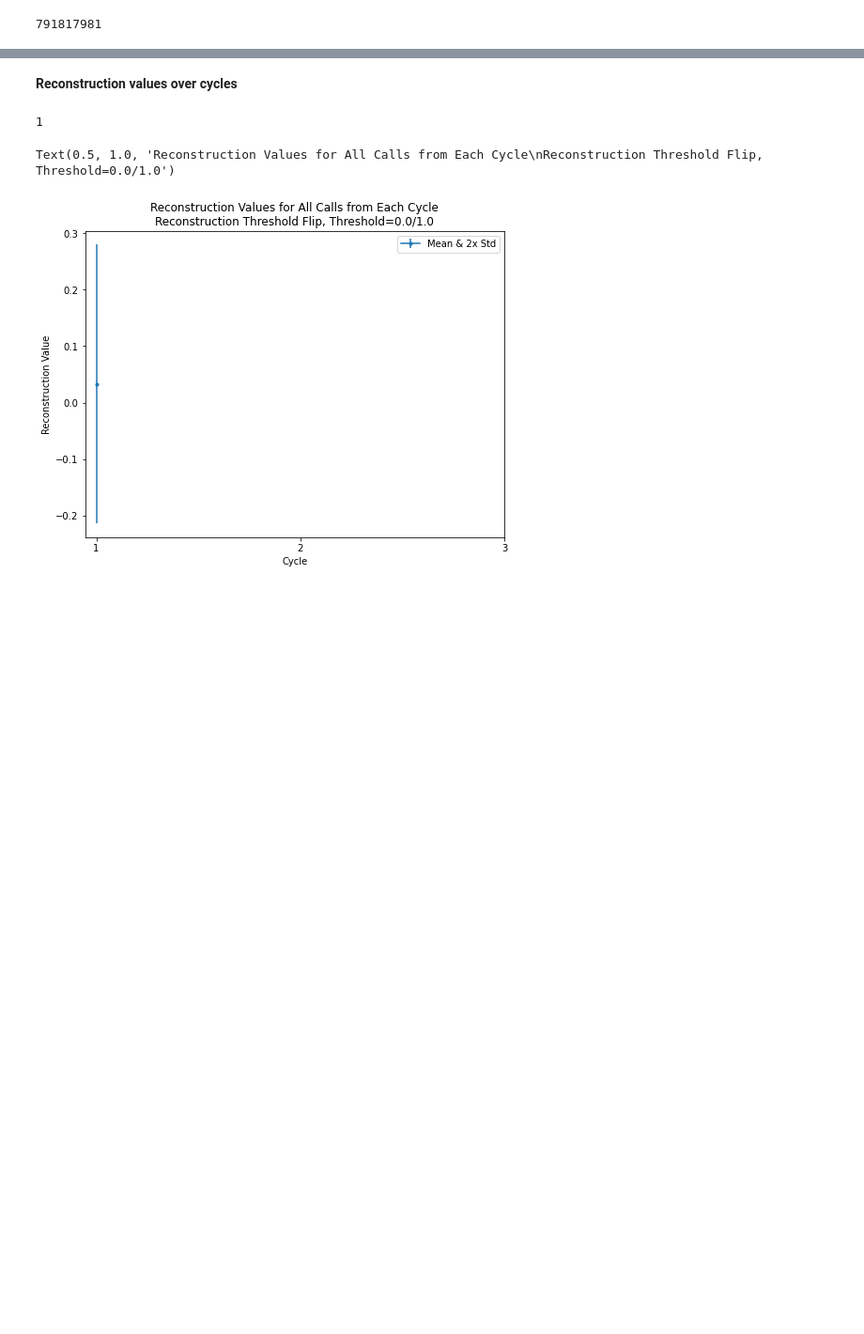
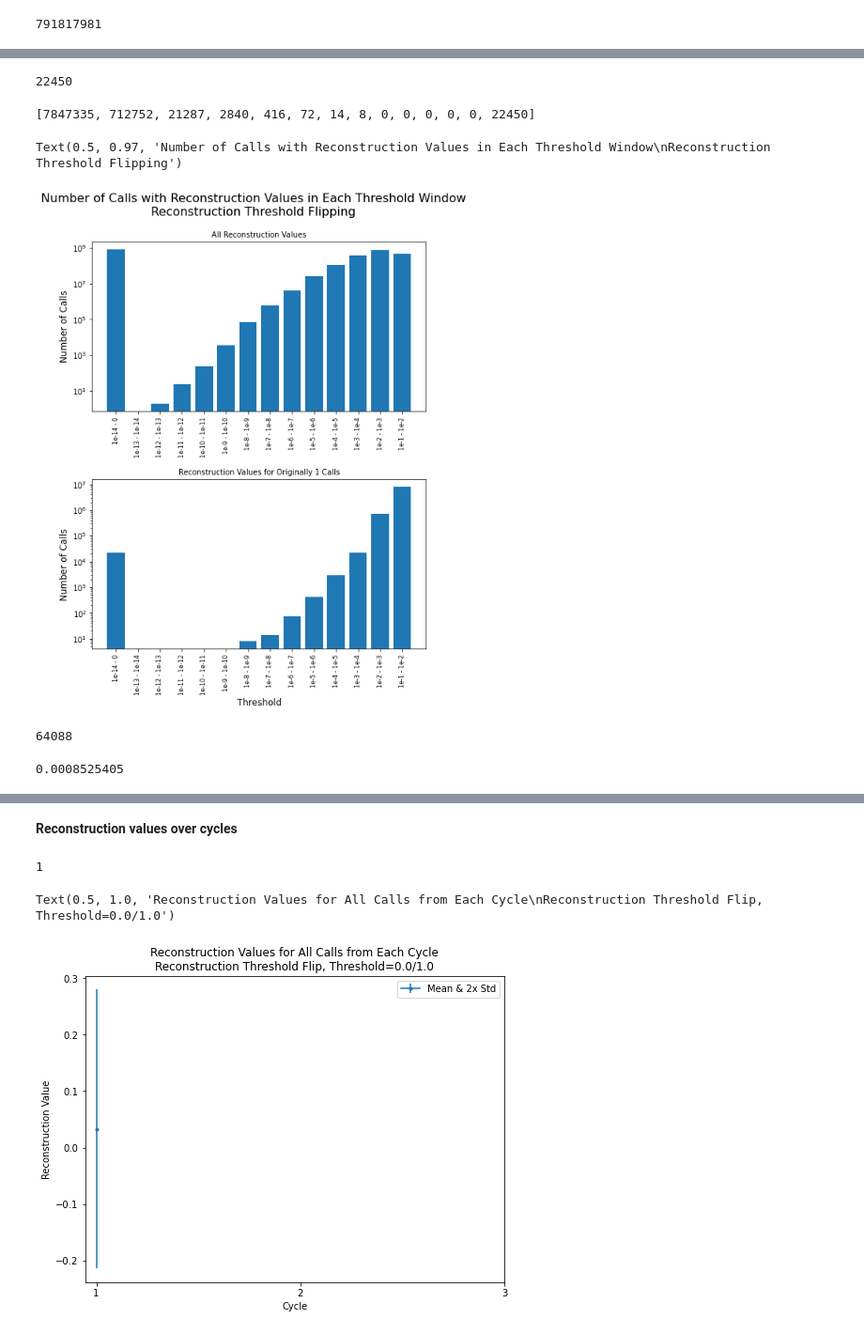
Before and after one commit to meuleman/gilbertAPI, a Jupyter notebook: recommendersystems/NMF/DHS/quality_of_NMF_recon_threshold_flip_01thresh_individual_calls.ipynb, the cells around one changed output, grey strips where cells are left out. Shown at 94% size. Drawn from its saved outputs; the diff is of its cells as text; code cells hidden in the pictures; blank space fills up the shorter version.

```diff
--- a/recommendersystems/NMF/DHS/quality_of_NMF_recon_threshold_flip_01thresh_individual_calls.ipynb
+++ b/recommendersystems/NMF/DHS/quality_of_NMF_recon_threshold_flip_01thresh_individual_calls.ipynb
@@ -179,0 +561,52 @@ array([2452110203, 2015128253, 1299540529,  926389248,  821734675,
+# %%
+cycle0_dhs_arr_flat = cycle0_dhs_arr.flatten()
+del cycle0_dhs_arr
+# %%
+recon_flat_array_only_1_vals = recon_flat_array[cycle0_dhs_arr_flat]
+del cycle0_dhs_arr_flat
+# %%
+len(np.where(recon_flat_array_only_1_vals==0)[0])
+# %% [output]
+22450
+# %%
+thresholds = [0.1, 0.01, 0.001, 0.0001, 0.00001, 0.000001, 0.0000001,
+              0.00000001, 0.000000001, 0.0000000001, 0.00000000001,
+              0.000000000001, 0.0000000000001, 0.00000000000001, 0]
+num_recons_below_thresh_only_1s = []
+for i in range(len(thresholds)-1):
+    num_recons_below_thresh_only_1s.append(len(recon_flat_array_only_1_vals[(recon_flat_array_only_1_vals<thresholds[i]) &
+                                                                            (recon_flat_array_only_1_vals>=thresholds[i+1])]))
+# %%
+num_recons_below_thresh_only_1s
+# %% [output]
+[7847335, 712752, 21287, 2840, 416, 72, 14, 8, 0, 0, 0, 0, 0, 22450]
+# %%
+fig, axes = plt.subplots(nrows=2, ncols=1, figsize=(8,10))
+fig.patch.set_facecolor('white')
+# fig.tight_layout()
+fig.subplots_adjust(left=None, bottom=None, right=None, top=None, wspace=None, hspace=0.4)
+
+axes[0].bar(np.flip(np.arange(len(thresholds)-1)), num_recons_below_thresh)
+axes[1].bar(np.flip(np.arange(len(thresholds)-1)), num_recons_below_thresh_only_1s)
+axes[0].set_title('All Reconstruction Values', fontsize=10)
+axes[1].set_title('Reconstruction Values for Originally 1 Calls', fontsize=10)
+
+
+bin_vals = ['1e-1 - 1e-2', '1e-2 - 1e-3', '1e-3 - 1e-4', '1e-4 - 1e-5', '1e-5 - 1e-6', '1e-6 - 1e-7',
+           '1e-7 - 1e-8', '1e-8 - 1e-9', '1e-9 - 1e-10', '1e-10 - 1e-11', '1e-11 - 1e-12', '1e-12 - 1e-13',
+           '1e-13 - 1e-14', '1e-14 - 0']
+axes[0].set_xticks(np.flip(np.arange(len(thresholds)-1)))
+axes[0].set_xticklabels(bin_vals, rotation=90, fontsize=8)
+axes[1].set_xticks(np.flip(np.arange(len(thresholds)-1)))
+axes[1].set_xticklabels(bin_vals, rotation=90, fontsize=8)
+
+axes[0].set_yscale('log')
+axes[1].set_yscale('log')
+
+axes[1].set_xlabel('Threshold', fontsize=12)
+axes[0].set_ylabel('Number of Calls', fontsize=12)
+axes[1].set_ylabel('Number of Calls', fontsize=12)
+plt.suptitle('Number of Calls with Reconstruction Values in Each Threshold Window\nReconstruction Threshold Flipping', fontsize=16, x=0.5, y=0.97)
+# %% [output]
+Text(0.5, 0.97, 'Number of Calls with Reconstruction Values in Each Threshold Window\nReconstruction Threshold Flipping')
+[figure, added]
@@ -179,0 +617,8 @@ array([2452110203, 2015128253, 1299540529,  926389248,  821734675,
+# %%
+np.max(recon_flat_array_lessthan_001_counts[1:])
+# %% [output]
+64088
+# %%
+recon_flat_array_lessthan_001_unique[46794011]
+# %% [output]
+0.0008525405
```
Also changed, not shown: parts of 60 cells of this notebook.
